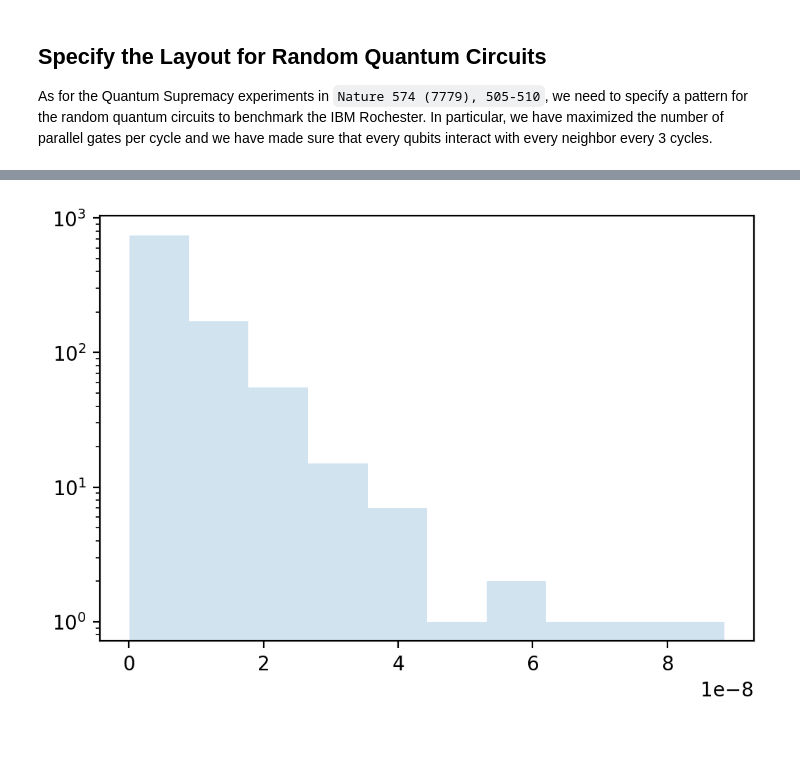
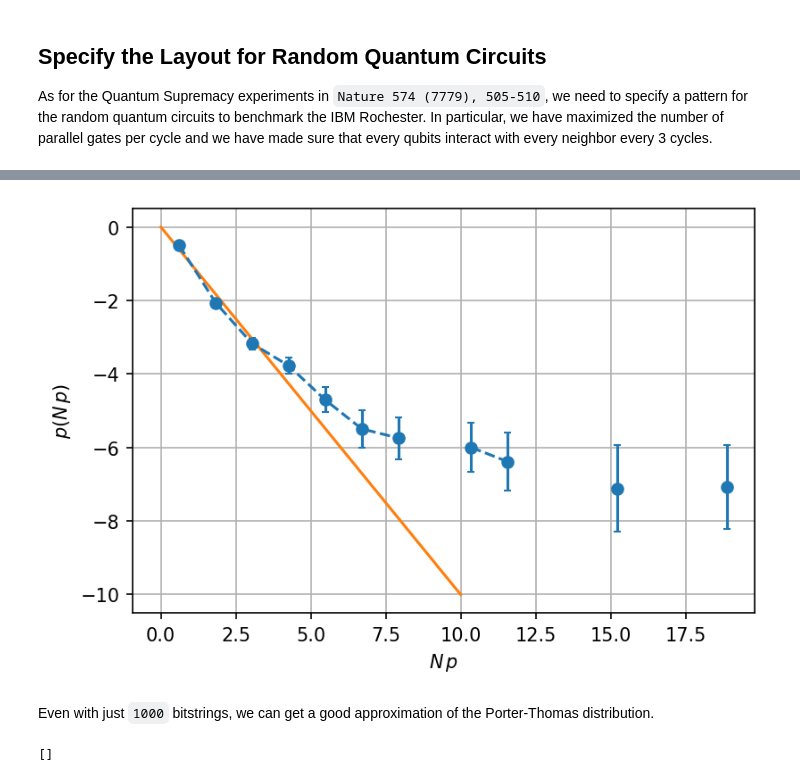
Before and after one commit to ngnrsaa/qflex, a Jupyter notebook: numerics/qFlex_IBM_Rochester.ipynb, the cells around one changed output, grey strips where cells are left out. Cells and saved outputs as stored; diff of their text form; code cells hidden in the pictures; blank space fills up the shorter version.

```diff
--- a/numerics/qFlex_IBM_Rochester.ipynb
+++ b/numerics/qFlex_IBM_Rochester.ipynb
@@ -188,5 +194,8 @@ def get_rqc(depth: int, seed: int = None):
 # %%
-def get_bitstring(size: int):
+def get_bitstrings(size: int):
+    """
+    Generate a set of unique bitstrings of a given size.
+    """
 
     bitstrings = {bin(np.random.randint(2**len(qubits_map)))[2:].zfill(len(qubits_map))
                              for _ in range(size)}
@@ -198,7 +207,7 @@ def get_bitstring(size: int):
     return list(bitstrings)
 # %%
 # Get a random quantum circuits for a given depth
-ibm_rochester_depth = 12
+ibm_rochester_depth = 15
 ibm_rochester_rqc = get_rqc(ibm_rochester_depth)
 
 # Simulate the circuit using qFlex
@@ -218,8 +226,11 @@ final_bitstrings = get_bitstring(1000)
 # %%
 # Get a list of final bitstrings
-final_bitstrings = get_bitstring(1000)
+final_bitstrings = get_bitstrings(1000)
 
 results = []
 with Pool(8) as pool:
     for bs in tqdm(np.array_split(final_bitstrings, int(len(final_bitstrings)/8))):
         results.extend(pool.map(run_simulation, bs))
+
+# Get amplitudes
+amplitudes = np.array([x[0][1] for x in results])
@@ -228,5 +236,0 @@ amplitudes = np.array([x[0][1] for x in results])
-# %%
-plt.hist(np.abs(amplitudes), alpha=0.2)
-plt.yscale('log')
-# %% [output]
-[figure, removed]
@@ -232,0 +267,31 @@ plt.yscale('log')
+# %%
+# Get probabilities
+prob = np.abs(amplitudes)**2
+
+# Get bootstrapped histogram
+N = 2**(len(qubits_map))
+bins, hist_hits, var_hist_hits = bootstrap_hist_data(N * prob, num_bins=16, density=True)
+# %%
+# Compute Porter-Thomas distribution
+plt.errorbar((bins[1:] + bins[:-1]) / 2., np.log(hist_hits), var_hist_hits/hist_hits, ls='--', marker='o', capsize=2)
+xs = np.linspace(0, 10, 100)
+plt.plot(xs, -xs)
+plt.xlabel('$N\,p$')
+plt.ylabel('$p(N\,p)$')
+plt.grid()
+plt.show()
+# %% [output]
+[figure, added]
+# %% [markdown]
+Even with just `1000` bitstrings, we can get a good approximation of the Porter-Thomas distribution.
+# %%
+options = {
+  'circuit': get_rqc(20),
+  'ordering': ibm_rochester_ordering.split('\n'),
+  'grid': ibm_rochester,
+  'final_state' : get_bitstrings(1)[0]
+}
+
+qflex.simulate(options)
+# %% [output]
+[]
```
Also changed, not shown: parts of 11 cells of this notebook.
